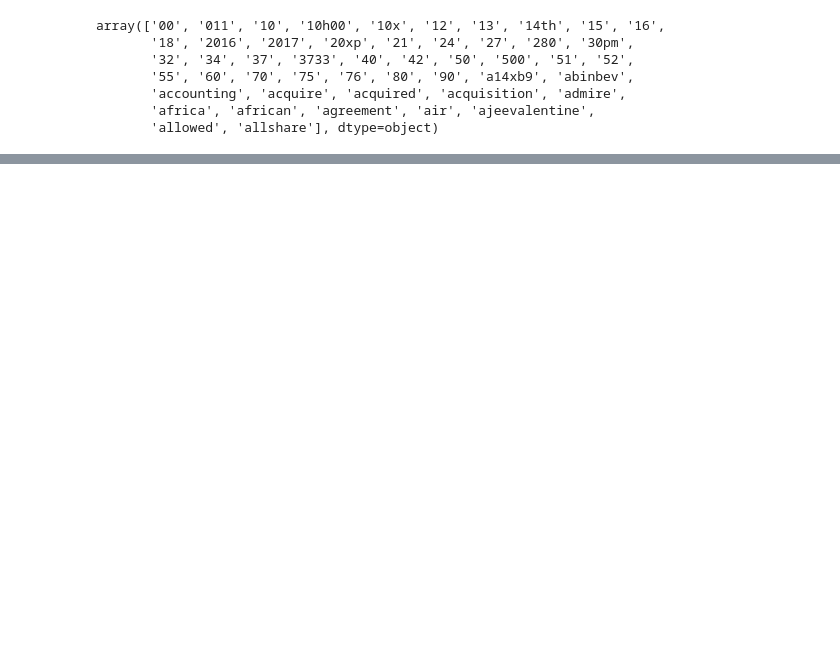
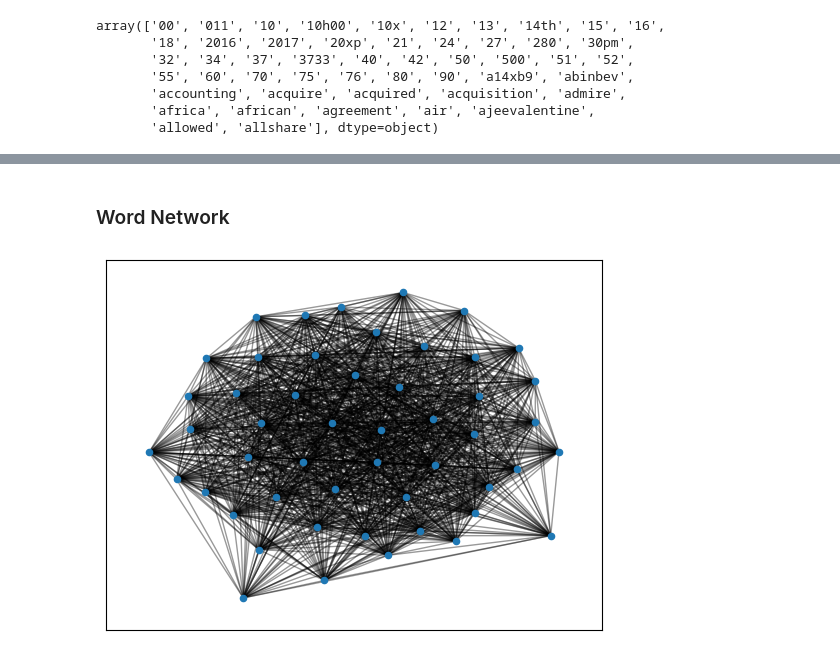
Before and after one commit to Slyson/Steinhoff-Sentiment-Analysis, a Jupyter notebook: steinhoff_sentiment_analysis.ipynb, the cells around one changed output, grey strips where cells are left out. Drawn from its saved outputs; the diff is of its cells as text; code cells hidden in the pictures; blank space fills up the shorter version.

```diff
--- a/steinhoff_sentiment_analysis.ipynb
+++ b/steinhoff_sentiment_analysis.ipynb
@@ -407,0 +544,39 @@ plt.show()
+# %% [markdown]
+<h3>Word Network
+# %%
+# Combine all the preprocessed text data into a single list
+all_texts = train_before_clean + test_before_clean + train_after_clean + test_after_clean
+
+# Get the frequency of each word in the preprocessed text
+word_freq = Counter([word for text in all_texts for word in text.split()])
+
+# Get the top 50 words based on their frequency
+top_words = [word for word, freq in word_freq.most_common(50)]
+
+# Create a graph object
+G = nx.Graph()
+
+# Add nodes to the graph for each of the top 50 words
+for word in top_words:
+    G.add_node(word)
+
+# Add edges between nodes based on some criteria
+for text in all_texts:
+    words = set(text.split())
+    for word1 in words:
+        if word1 in top_words:
+            for word2 in words:
+                if word2 in top_words and word1 != word2:
+                    G.add_edge(word1, word2)
+
+# Define positions for the nodes
+pos = nx.spring_layout(G)
+
+# Draw the graph
+nx.draw_networkx_nodes(G, pos, node_size=20)
+nx.draw_networkx_edges(G, pos, alpha=0.4)
+
+# Show the graph
+plt.show()
+# %% [output]
+[figure, added]
```
Also changed, not shown: parts of 19 cells of this notebook.
